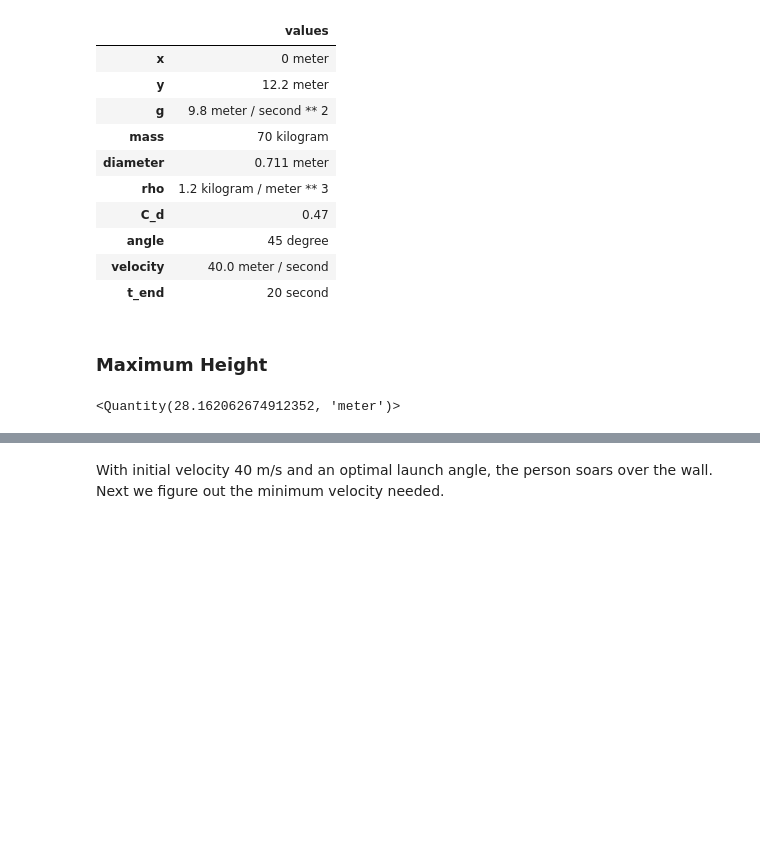
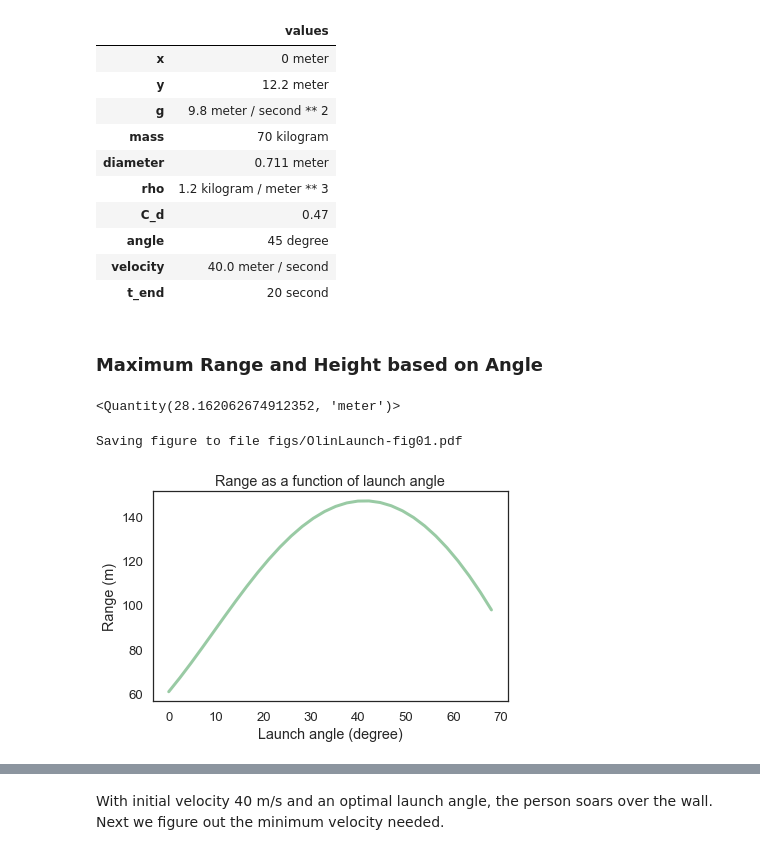
Before and after one commit to MellieZito/Project-3, a Jupyter notebook: code/OlinLaunch.ipynb, the cells around one changed output, grey strips where cells are left out. Saved outputs shown, nothing was run; the diff lists cells and outputs as text; code cells hidden in the pictures; blank space fills up the shorter version.

```diff
--- a/code/OlinLaunch.ipynb
+++ b/code/OlinLaunch.ipynb
@@ -116,7 +116,7 @@ def event_func(state, t, system):
     x, y, vx, vy = state
     return y
 # %% [markdown]
-### Maximum Height
+### Maximum Range and Height based on Angle
 # %%
 system = make_system(params)
 
@@ -153,10 +167,27 @@ height_func(45 * degree, params)
 <Quantity(28.162062674912352, 'meter')>
 # %%
 angles = linspace(0, 68, 30)
-sweep = SweepSeries()
+sweep_range = SweepSeries()
+sweep_height = SweepSeries()
+
+for angle in angles:
+    x_dist = range_func(angle, params)
+    #print(angle, y_dist)
+    sweep_range[angle] = x_dist
 
 for angle in angles:
     y_dist = height_func(angle, params)
     #print(angle, y_dist)
-    sweep[angle] = y_dist
+    sweep_height[angle] = y_dist
+# %%
+plot(sweep_range, color = 'C2')
+decorate(xlabel='Launch angle (degree)',
+         ylabel='Range (m)',
+         title='Range as a function of launch angle',
+         legend=False)
+
+savefig('figs/OlinLaunch-fig01.pdf')
+# %% [output]
+Saving figure to file figs/OlinLaunch-fig01.pdf
+[figure, added]
 # %%
```
Also changed, not shown: parts of 6 cells of this notebook.
